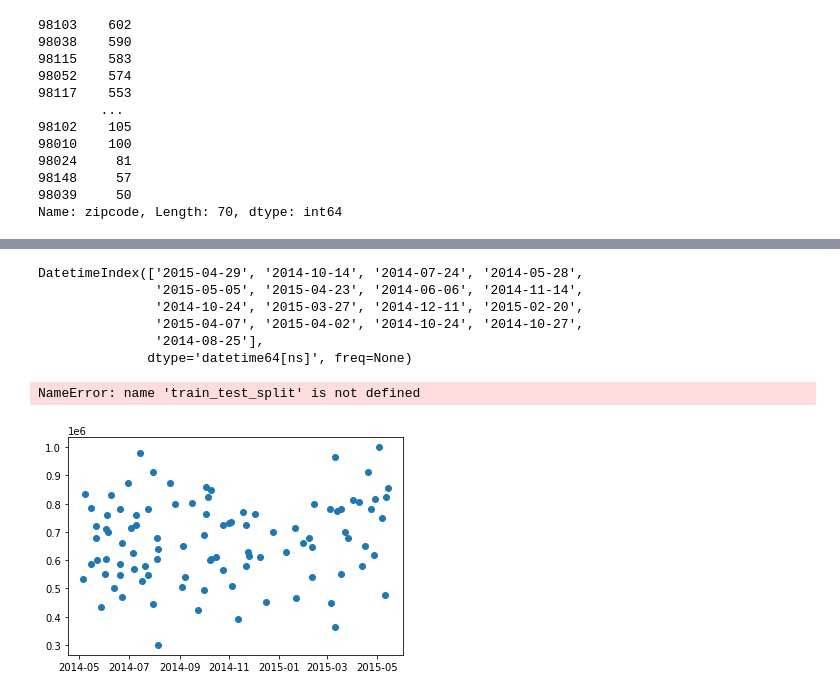
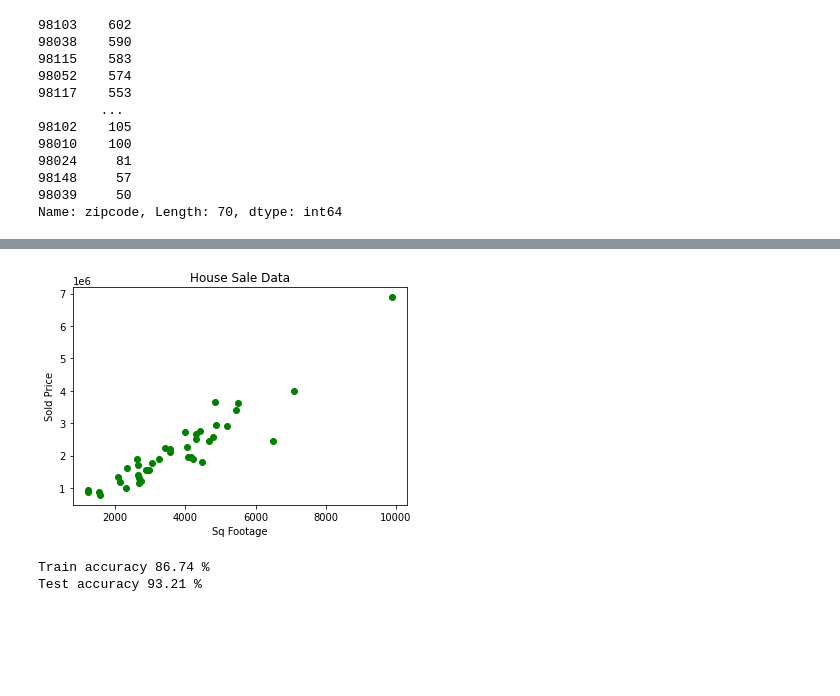
Before and after one commit to johnson-tay09/linear-regression, a Jupyter notebook: regression.ipynb, the cells around one changed output, grey strips where cells are left out. Cells and saved outputs as stored; diff of their text form; code cells hidden in the pictures; blank space fills up the shorter version.

```diff
--- a/regression.ipynb
+++ b/regression.ipynb
@@ -22,8 +25,9 @@ print(df_houses["zipcode"].value_counts())
 Name: zipcode, Length: 70, dtype: int64
 # %%
 # df_houses = df_houses.sort_values(["sqft_living"])
-df_houses = df_houses[(df_houses['zipcode'] == 98103) ]
-df_houses = df_houses[(df_houses['sqft_living'] >= 1800) & (df_houses['sqft_living'] <= 2200)]
+#limit house results to one zip code so the data is coming from the same neighborhood
+df_houses = df_houses[(df_houses['zipcode'] == 98039) ]
+# df_houses = df_houses[(df_houses['sqft_living'] >= 1000) & (df_houses['sqft_living'] <= 10000)]
 df_houses.head()
 # %% [output]
 |  | id | date | price | bedrooms | bathrooms | sqft_living | sqft_lot | floors | waterfront | view | ... |
@@ -35,31 +39,32 @@ df_houses.head()
 5 rows × 21 columns
-# %%
-# avg_home = pd.read_csv("kc_house_data.csv", sqft_living)
-y = df_houses["price"].values
-price_date = df_houses["date"].values
-x = pd.to_datetime(price_date)
-# print(price_values)
-print(date)
-# %% [output]
-DatetimeIndex(['2015-04-29', '2014-10-14', '2014-07-24', '2014-05-28',
-               '2015-05-05', '2015-04-23', '2014-06-06', '2014-11-14',
-               '2014-10-24', '2015-03-27', '2014-12-11', '2015-02-20',
-               '2015-04-07', '2015-04-02', '2014-10-24', '2014-10-27',
-               '2014-08-25'],
-              dtype='datetime64[ns]', freq=None)
+# %%
+#set y to the house sale prices
+y = df_houses["price"].values
+# set x to the sqft of the house
+x = df_houses["sqft_living"].values
 # %%
-Y=y.reshape(-1,1)
+X=x.reshape(-1,1)
 # %%
+#train data 80/20 split with test data
 x_train, x_test, y_train, y_test = train_test_split(X,y,train_size=0.8,test_size=0.2,random_state=100)
-# %% [output]
-NameError: name 'train_test_split' is not defined
 # %%
-
+#plot x and y trained data with axis labels
 %matplotlib inline
-plt.scatter(x_train,y_train,color='red')
-plt.xlabel('Sticker Price')
+plt.scatter(x_train,y_train,color='green')
+plt.xlabel('Sq Footage')
 plt.ylabel('Sold Price')
-plt.title('Car Sale Data')
+plt.title('House Sale Data')
 plt.show()
 # %% [output]
-[figure, old version]
+[figure, new version]
+# %%
+#run linear regression and print accuracy
+lm = LinearRegression()
+lm.fit(x_train,y_train)
+# line of best fit
+y_predict = lm.predict(x_test)
+print(f"Train accuracy {round(lm.score(x_train,y_train)*100,2)} %")
+print(f"Test accuracy {round(lm.score(x_test,y_test)*100,2)} %")
+# %% [output]
+Train accuracy 86.74 %
+Test accuracy 93.21 %
```
Also changed, not shown: parts of 4 cells of this notebook.
